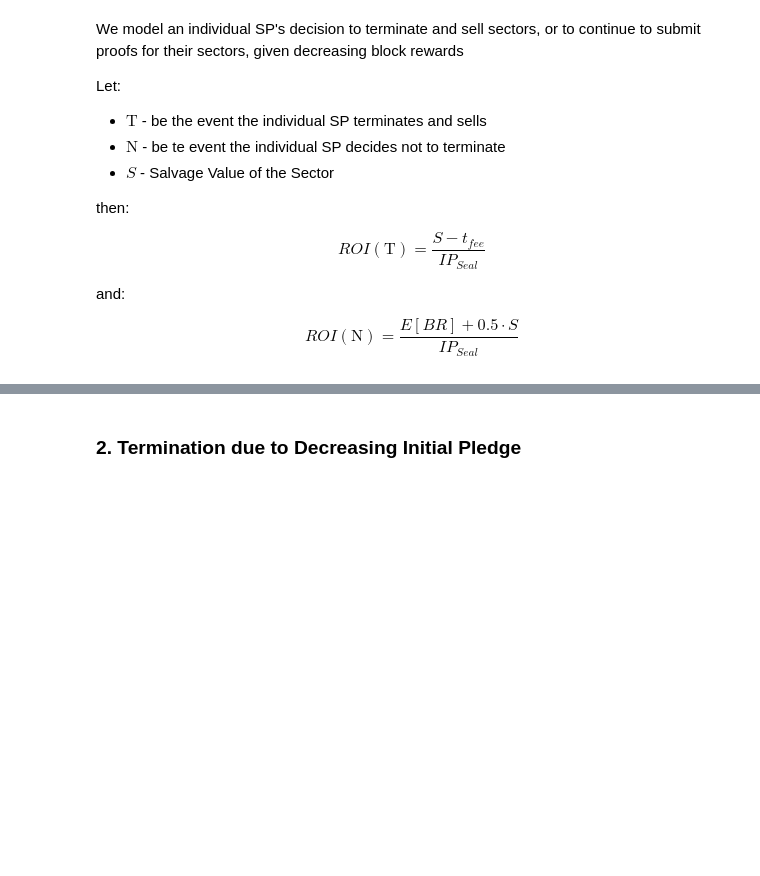
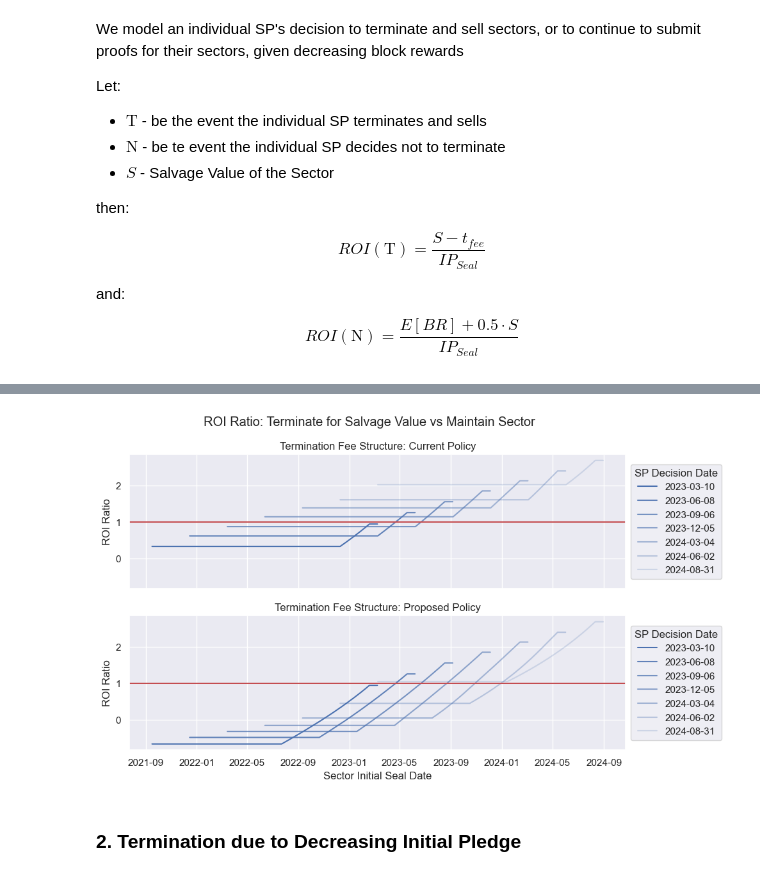
Before and after one commit to protocol/CryptoEconLab, a Jupyter notebook: notebooks/termination_fees/SP_Rational_Termination_Model.ipynb, the cells around one changed output, grey strips where cells are left out. Drawn from its saved outputs; the diff is of its cells as text; code cells hidden in the pictures; blank space fills up the shorter version.

```diff
--- a/notebooks/termination_fees/SP_Rational_Termination_Model.ipynb
+++ b/notebooks/termination_fees/SP_Rational_Termination_Model.ipynb
@@ -257,3 +350,73 @@ Text(0.5, 0.98, 'ROI Ratio: Terminate & Sell Hardware vs Maintain Sector')
+# %%
+## Plot
+fig, axs = plt.subplots(2,1, sharey=True, sharex=True)
+sns.set(rc = {'figure.figsize':(10,6)})
+
+reward_years = 1
+num_sectors=1
+termination_cap = 90
+salvage_value = 1/4 * 0.4
+reseal_cost = 0.55 * GiB/TiB * 32 * 1.2
+
+decision_dates = [simulation_start_date_obj]
+for i in range(6):
+    decision_dates.append(decision_dates[-1] + timedelta(90))
+
+results_roi_ratios = compute_ROI_ratios(reward_years=reward_years,
+                       num_sectors=num_sectors,
+                       termination_cap=termination_cap,
+                       salvage_value=salvage_value,
+                       method='1',
+                       reseal_cost=reseal_cost,
+                       decision_dates=decision_dates)
+
+alphas = np.linspace(1,0.2,len(results_roi_ratios.keys()))
+for idx,decision_date in enumerate(results_roi_ratios.keys()):
+    sns.lineplot(data=results_roi_ratios[decision_date], c='b',
+                 alpha=alphas[idx],label=decision_date.strftime('%Y-%m-%d'),
+                 legend=False, ax=axs[0])
+
+
+axs[0].legend(loc='center left', bbox_to_anchor=(1.0, 0.5), title='SP Decision Date')
+axs[0].axhline(1, c='r')
+
+axs[0].set_title('Termination Fee Structure: Current Policy')
+axs[0].set_xlabel('Sector Initial Seal Date')
+axs[0].set_ylabel('ROI Ratio')
+
+# Plot 270 Fee Cap
+reward_years = 1
+num_sectors=1
+termination_cap = 230
+salvage_value = 1/4 * 0.4
+reseal_cost = 0.55 * GiB/TiB * 32 * 1.2
+
+results_roi_ratios = compute_ROI_ratios(reward_years=reward_years,
+                       num_sectors=num_sectors,
+                       termination_cap=termination_cap,
+                       salvage_value=salvage_value,
+                       method='1',
+                       reseal_cost=reseal_cost,
+                       decision_dates=decision_dates)
+
+alphas = np.linspace(1,0.2,len(results_roi_ratios.keys()))
+for idx,decision_date in enumerate(results_roi_ratios.keys()):
+    sns.lineplot(data=results_roi_ratios[decision_date], c='b',
+                 alpha=alphas[idx],label=decision_date.strftime('%Y-%m-%d'),
+                 legend=False, ax=axs[1])
+
+
+axs[1].legend(loc='center left', bbox_to_anchor=(1.0, 0.5), title='SP Decision Date')
+axs[1].axhline(1, c='r')
+
+axs[1].set_title('Termination Fee Structure: Proposed Policy')
+axs[1].set_xlabel('Sector Initial Seal Date')
+axs[1].set_ylabel('ROI Ratio')
+
+plt.suptitle('ROI Ratio: Terminate for Salvage Value vs Maintain Sector')
+plt.savefig('ROI Ratio: Terminate for Salvage Value vs Maintain Sector', bbox_inches='tight')
+# %% [output]
+[figure, added]
 # %% [markdown]
 ### 2. Termination due to Decreasing Initial Pledge
 # %% [markdown]
```
Also changed, not shown: parts of 18 cells of this notebook, 14 other files.
